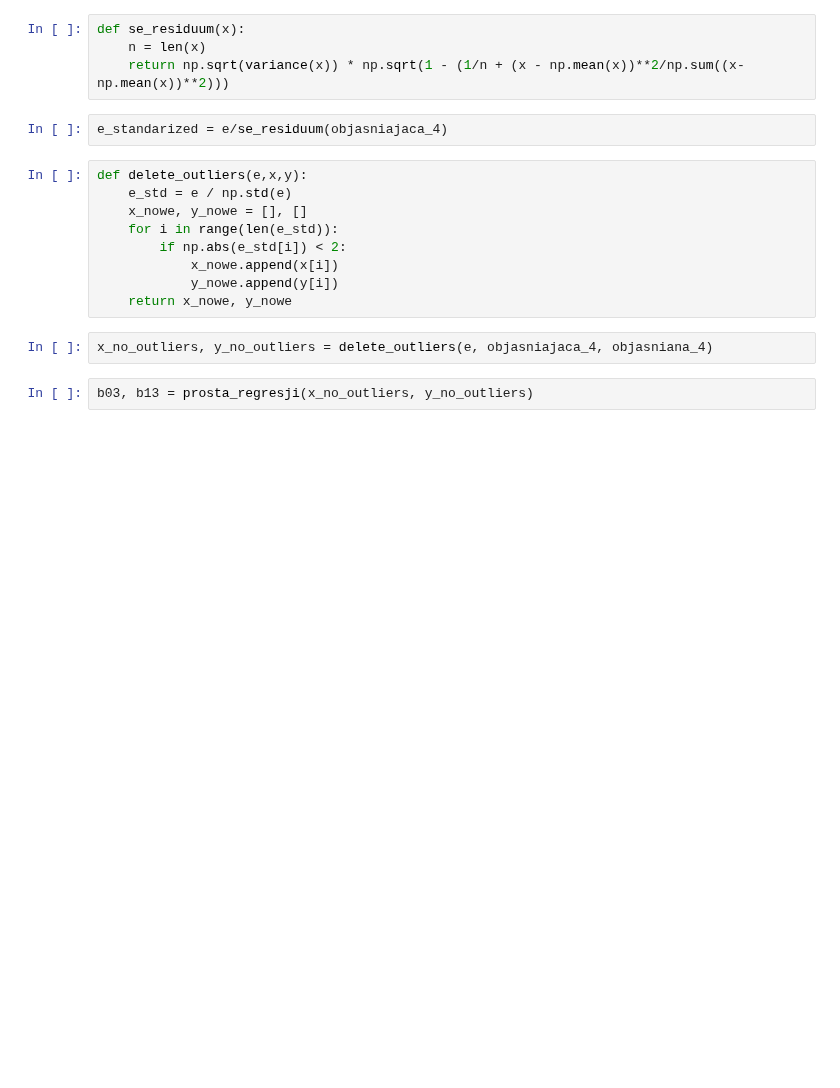
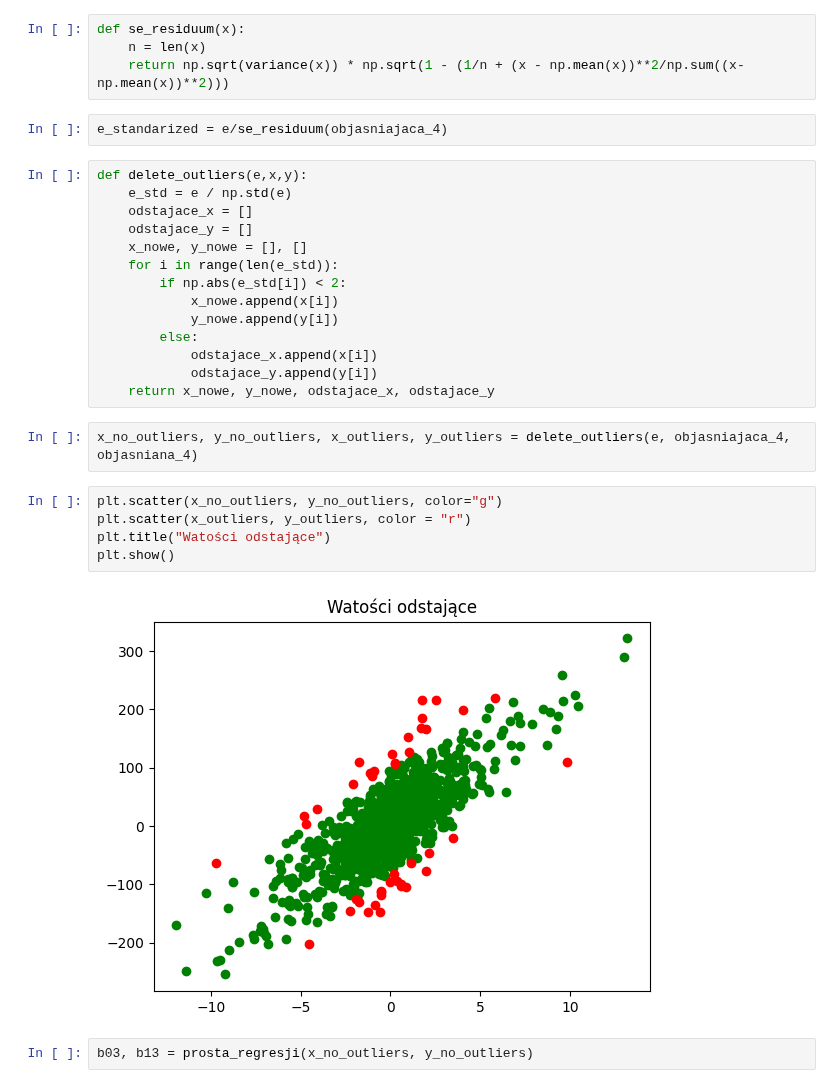
Before and after one commit to rafglo/Computer-Analysis-of-Time-Series, a Jupyter notebook: lista1.ipynb, the cells around one changed output. Cells and saved outputs as stored; diff of their text form; blank space fills up the shorter version.

```diff
--- a/lista1.ipynb
+++ b/lista1.ipynb
@@ -99,14 +108,26 @@ e_standarized = e/se_residuum(objasniajaca_4)
 # %%
 def delete_outliers(e,x,y):
     e_std = e / np.std(e)
+    odstajace_x = []
+    odstajace_y = []
     x_nowe, y_nowe = [], []
     for i in range(len(e_std)):
         if np.abs(e_std[i]) < 2:
             x_nowe.append(x[i])
             y_nowe.append(y[i])
-    return x_nowe, y_nowe
+        else:
+            odstajace_x.append(x[i])
+            odstajace_y.append(y[i])
+    return x_nowe, y_nowe, odstajace_x, odstajace_y
 # %%
-x_no_outliers, y_no_outliers = delete_outliers(e, objasniajaca_4, objasniana_4)
+x_no_outliers, y_no_outliers, x_outliers, y_outliers = delete_outliers(e, objasniajaca_4, objasniana_4)
+# %%
+plt.scatter(x_no_outliers, y_no_outliers, color="g")
+plt.scatter(x_outliers, y_outliers, color = "r")
+plt.title("Watości odstające")
+plt.show()
+# %% [output]
+[figure, added]
 # %%
 b03, b13 = prosta_regresji(x_no_outliers, y_no_outliers)
 # %%
```
Also changed, not shown: parts of 27 cells of this notebook, 1 other file.
